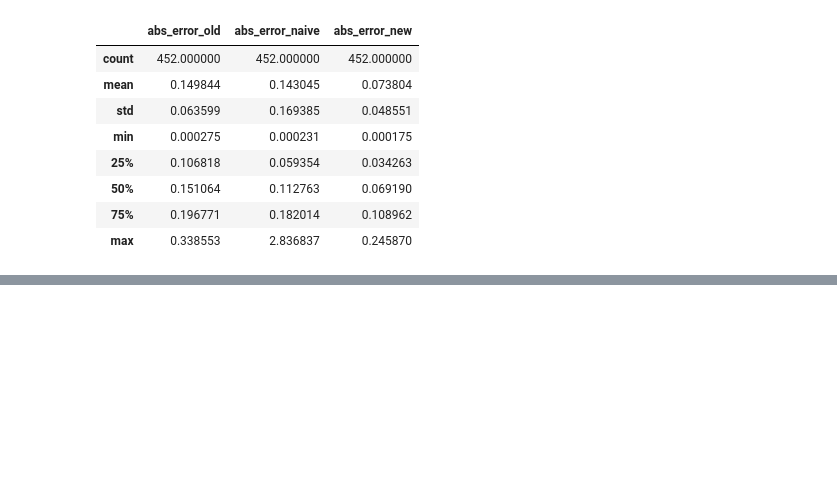
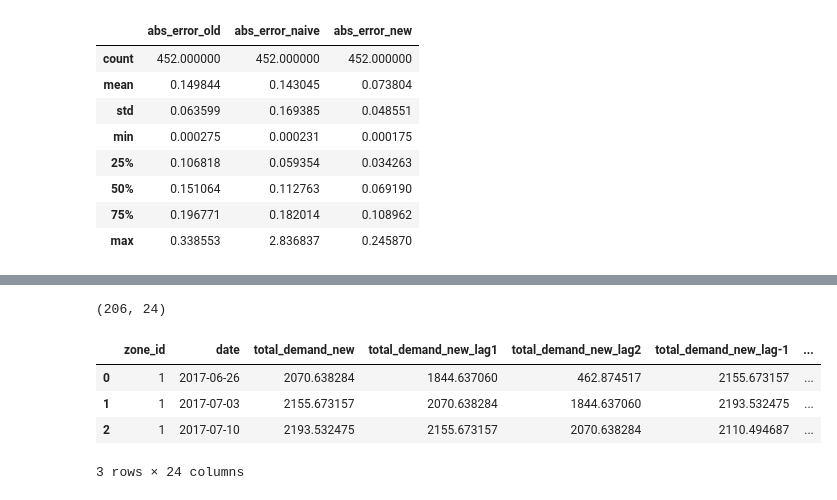
Before and after one commit to soreasy/bayesian_hierarchical_models, a Jupyter notebook: Holiday Effects - Supply Side.ipynb, the cells around one changed output, grey strips where cells are left out. Drawn from its saved outputs; the diff is of its cells as text; code cells hidden in the pictures; blank space fills up the shorter version.

```diff
--- a/Holiday Effects - Supply Side.ipynb
+++ b/Holiday Effects - Supply Side.ipynb
@@ -1449,0 +1333,3 @@ with pm.Model() as hierarchical_model:
+# %%
+dfd = pd.read_csv('./weekly_dmd.csv')
+dfd.head(2)
@@ -1449,0 +1341,13 @@ with pm.Model() as hierarchical_model:
+# %%
+df = dfd.loc[dfd.zone_id == 1].reset_index(drop=True).loc[2:,:].reset_index(drop=True)
+df.shape
+# %% [output]
+(206, 24)
+# %%
+df.head(3)
+# %% [output]
+|  | zone_id | date | total_demand_new | total_demand_new_lag1 | total_demand_new_lag2 | total_demand_new_lag-1 | ... |
+| 0 | 1 | 2017-06-26 | 2070.638284 | 1844.637060 | 462.874517 | 2155.673157 | ... |
+| 1 | 1 | 2017-07-03 | 2155.673157 | 2070.638284 | 1844.637060 | 2193.532475 | ... |
+| 2 | 1 | 2017-07-10 | 2193.532475 | 2155.673157 | 2070.638284 | 2110.494687 | ... |
+3 rows × 24 columns
```
Also changed, not shown: parts of 141 cells of this notebook.
